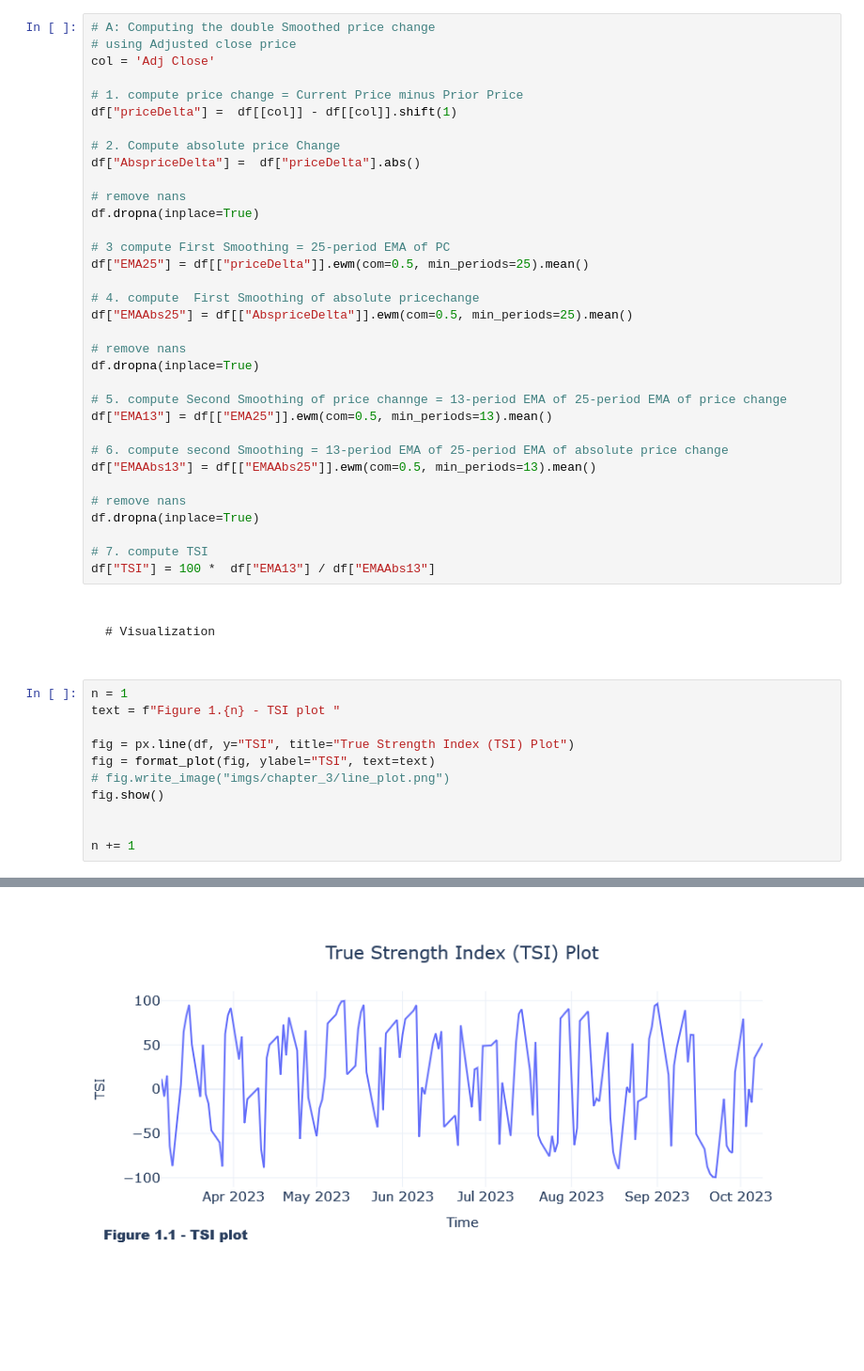
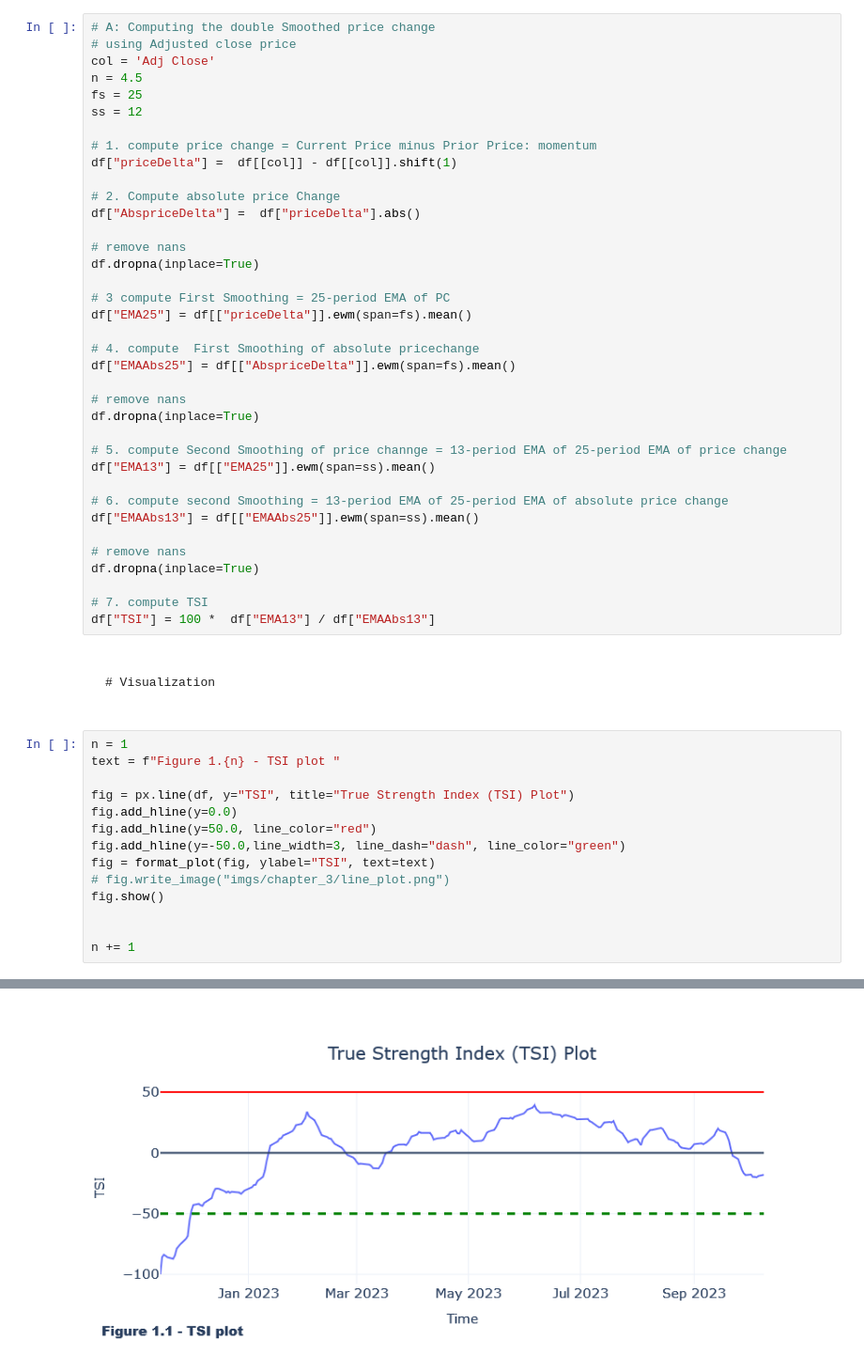
Before and after one commit to jocoder22/FinIndicators, a Jupyter notebook: TSI.ipynb, the cells around one changed output, grey strips where cells are left out. Shown: that part at 94% size. Cells and saved outputs as stored; diff of their text form; blank space fills up the shorter version.

```diff
--- a/TSI.ipynb
+++ b/TSI.ipynb
@@ -128,8 +138,11 @@ df.head()
 # A: Computing the double Smoothed price change
 # using Adjusted close price
 col = 'Adj Close'
+n = 4.5
+fs = 25
+ss = 12
 
-# 1. compute price change = Current Price minus Prior Price
+# 1. compute price change = Current Price minus Prior Price: momentum
 df["priceDelta"] =  df[[col]] - df[[col]].shift(1)
 
 # 2. Compute absolute price Change
@@ -139,19 +152,19 @@ df["AbspriceDelta"] =  df["priceDelta"].abs()
 df.dropna(inplace=True)
 
 # 3 compute First Smoothing = 25-period EMA of PC
-df["EMA25"] = df[["priceDelta"]].ewm(com=0.5, min_periods=25).mean()
+df["EMA25"] = df[["priceDelta"]].ewm(span=fs).mean()
 
 # 4. compute  First Smoothing of absolute pricechange
-df["EMAAbs25"] = df[["AbspriceDelta"]].ewm(com=0.5, min_periods=25).mean()
+df["EMAAbs25"] = df[["AbspriceDelta"]].ewm(span=fs).mean()
 
 # remove nans
 df.dropna(inplace=True)
 
 # 5. compute Second Smoothing of price channge = 13-period EMA of 25-period EMA of price change
-df["EMA13"] = df[["EMA25"]].ewm(com=0.5, min_periods=13).mean()
+df["EMA13"] = df[["EMA25"]].ewm(span=ss).mean()
 
 # 6. compute second Smoothing = 13-period EMA of 25-period EMA of absolute price change
-df["EMAAbs13"] = df[["EMAAbs25"]].ewm(com=0.5, min_periods=13).mean()
+df["EMAAbs13"] = df[["EMAAbs25"]].ewm(span=ss).mean()
 
 # remove nans
 df.dropna(inplace=True)
@@ -169,6 +182,9 @@ n = 1
 text = f"Figure 1.{n} - TSI plot "
 
 fig = px.line(df, y="TSI", title="True Strength Index (TSI) Plot")
+fig.add_hline(y=0.0)
+fig.add_hline(y=50.0, line_color="red")
+fig.add_hline(y=-50.0,line_width=3, line_dash="dash", line_color="green")
 fig = format_plot(fig, ylabel="TSI", text=text)
 # fig.write_image("imgs/chapter_3/line_plot.png")
 fig.show()
@@ -180 +195 @@ n += 1
-[figure, old version]
+[figure, new version]
```
Also changed, not shown: parts of 13 cells of this notebook.
